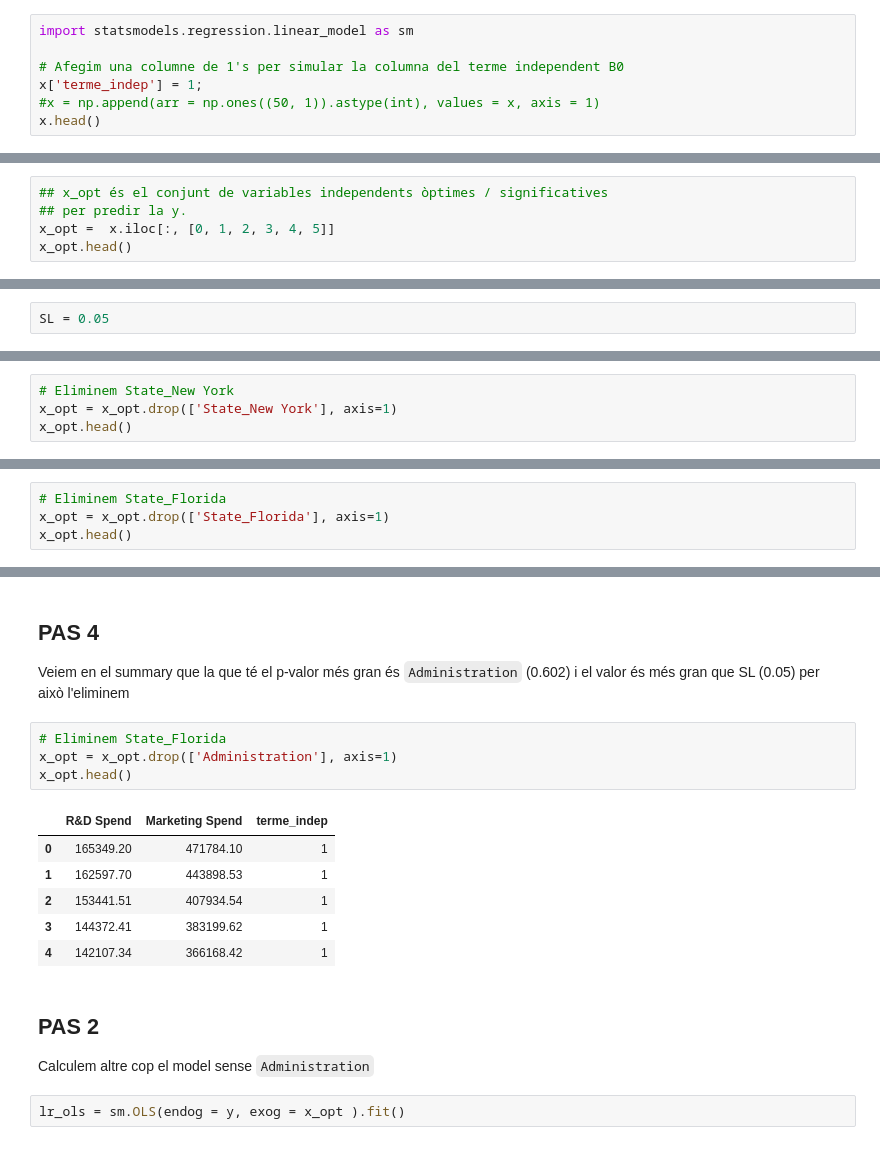
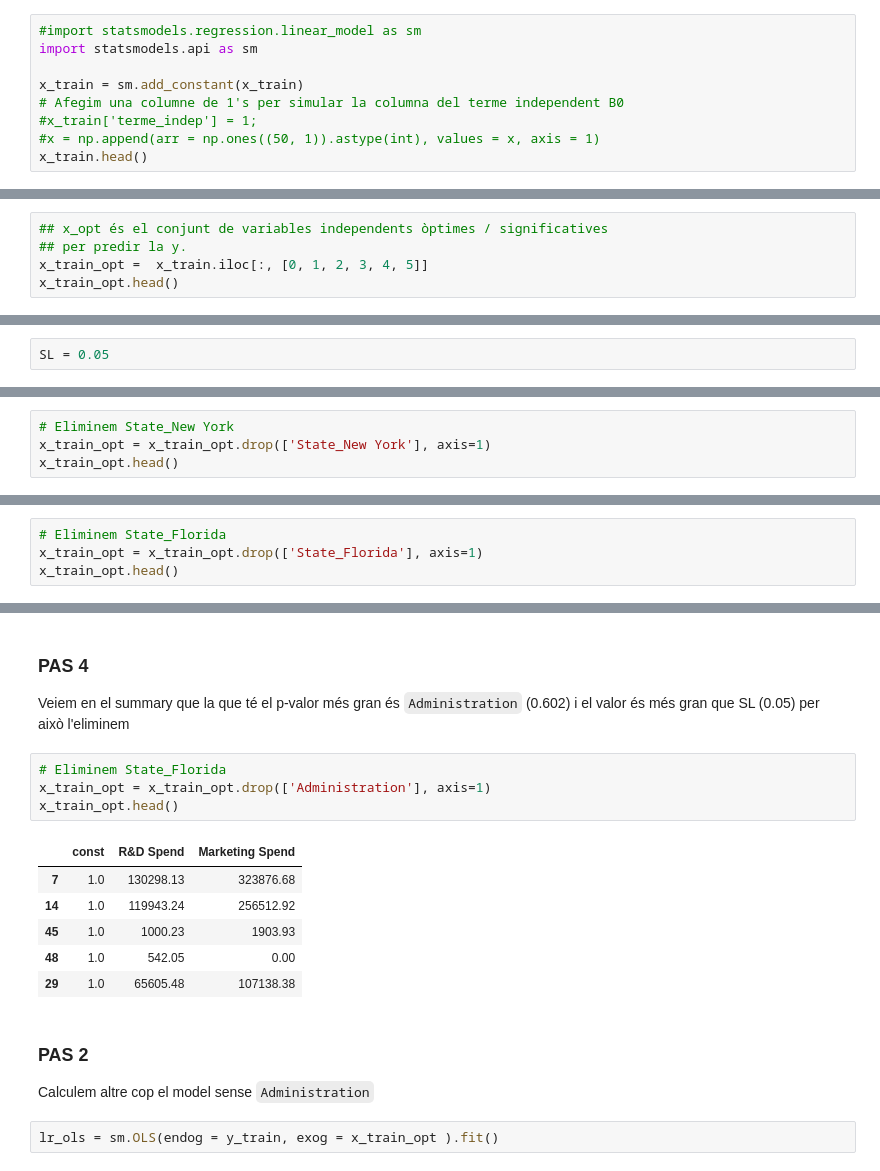
Before and after one commit to robertventura/sistemes-aprenentatge-automatic, a Jupyter notebook: 02_models_supervisats/021_regressio_lineal_multiple_backward.ipynb, the cells around one changed output, grey strips where cells are left out. Saved outputs shown, nothing was run; the diff lists cells and outputs as text.

```diff
--- a/02_models_supervisats/021_regressio_lineal_multiple_backward.ipynb
+++ b/02_models_supervisats/021_regressio_lineal_multiple_backward.ipynb
@@ -103,10 +105,12 @@ ls.fit(x_train, y_train)
 # %% [output]
 LinearRegression()
 # %%
-import statsmodels.regression.linear_model as sm
+#import statsmodels.regression.linear_model as sm
+import statsmodels.api as sm
 
+x_train = sm.add_constant(x_train)
 # Afegim una columne de 1's per simular la columna del terme independent B0
-x['terme_indep'] = 1;
+#x_train['terme_indep'] = 1;
 #x = np.append(arr = np.ones((50, 1)).astype(int), values = x, axis = 1)
-x.head()
+x_train.head()
 # %% [output]
@@ -119,6 +123,6 @@ x.head()
 # %%
 ## x_opt és el conjunt de variables independents òptimes / significatives
 ## per predir la y.
-x_opt =  x.iloc[:, [0, 1, 2, 3, 4, 5]]
-x_opt.head()
+x_train_opt =  x_train.iloc[:, [0, 1, 2, 3, 4, 5]]
+x_train_opt.head()
 # %% [output]
@@ -181,6 +187,6 @@ strong multicollinearity or other numerical problems.
 Fen el summary veiem que la variable `Stat_New York` és superior al SL. Per tant hem d'eliminar-la
 # %%
 # Eliminem State_New York
-x_opt = x_opt.drop(['State_New York'], axis=1)
-x_opt.head()
+x_train_opt = x_train_opt.drop(['State_New York'], axis=1)
+x_train_opt.head()
 # %% [output]
@@ -230,6 +236,6 @@ strong multicollinearity or other numerical problems.
 Veiem en el summary que la que té el p-valor més gran és `State_Florida` i per això l'eliminem
 # %%
 # Eliminem State_Florida
-x_opt = x_opt.drop(['State_Florida'], axis=1)
-x_opt.head()
+x_train_opt = x_train_opt.drop(['State_Florida'], axis=1)
+x_train_opt.head()
 # %% [output]
@@ -275,21 +281,21 @@ Notes:
 strong multicollinearity or other numerical problems.
 # %% [markdown]
-## PAS 4
+### PAS 4
 Veiem en el summary que la que té el p-valor més gran és `Administration` (0.602) i el valor és més gran que SL (0.05) per això l'eliminem
 # %%
 # Eliminem State_Florida
-x_opt = x_opt.drop(['Administration'], axis=1)
-x_opt.head()
+x_train_opt = x_train_opt.drop(['Administration'], axis=1)
+x_train_opt.head()
 # %% [output]
-|  | R&D Spend | Marketing Spend | terme_indep |
-| 0 | 165349.20 | 471784.10 | 1 |
-| 1 | 162597.70 | 443898.53 | 1 |
-| 2 | 153441.51 | 407934.54 | 1 |
-| 3 | 144372.41 | 383199.62 | 1 |
-| 4 | 142107.34 | 366168.42 | 1 |
+|  | const | R&D Spend | Marketing Spend |
+| 7 | 1.0 | 130298.13 | 323876.68 |
+| 14 | 1.0 | 119943.24 | 256512.92 |
+| 45 | 1.0 | 1000.23 | 1903.93 |
+| 48 | 1.0 | 542.05 | 0.00 |
+| 29 | 1.0 | 65605.48 | 107138.38 |
 # %% [markdown]
-## PAS 2
+### PAS 2
 Calculem altre cop el model sense `Administration`
 # %%
-lr_ols = sm.OLS(endog = y, exog = x_opt ).fit()
+lr_ols = sm.OLS(endog = y_train, exog = x_train_opt ).fit()
 # %% [markdown]
```
Also changed, not shown: parts of 39 cells of this notebook, 1 other file.
